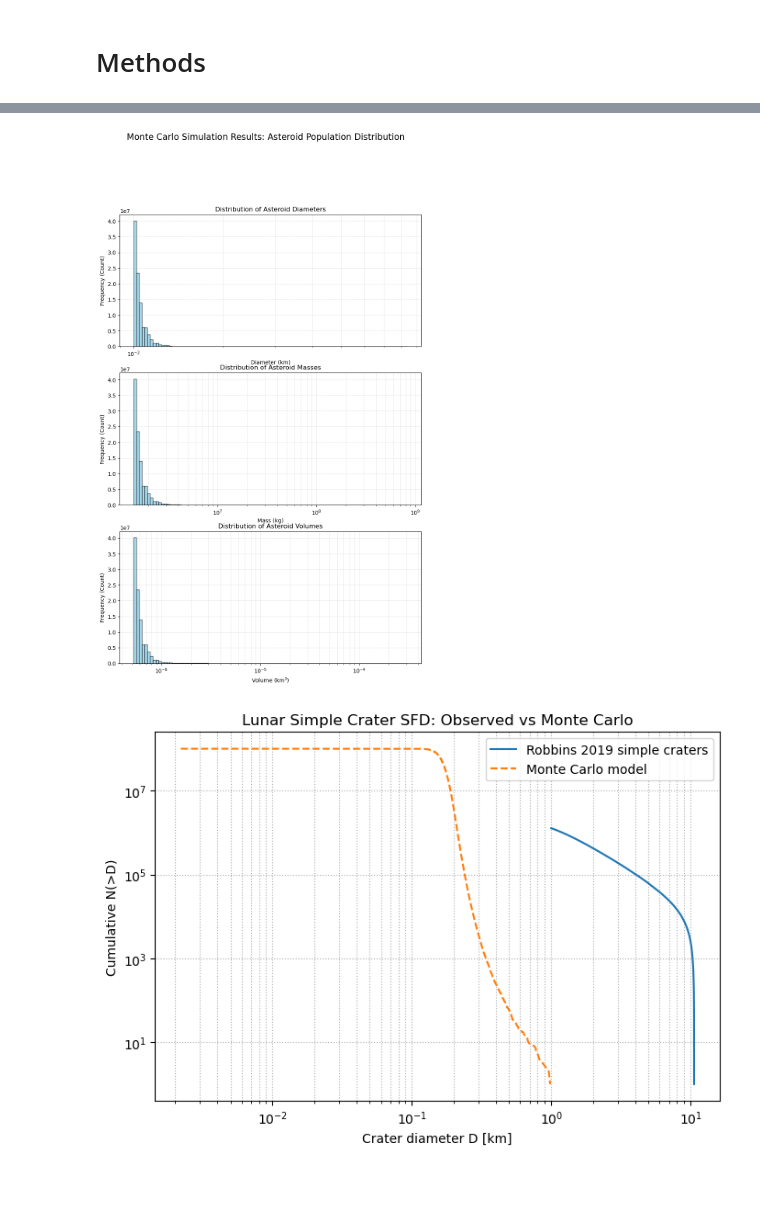
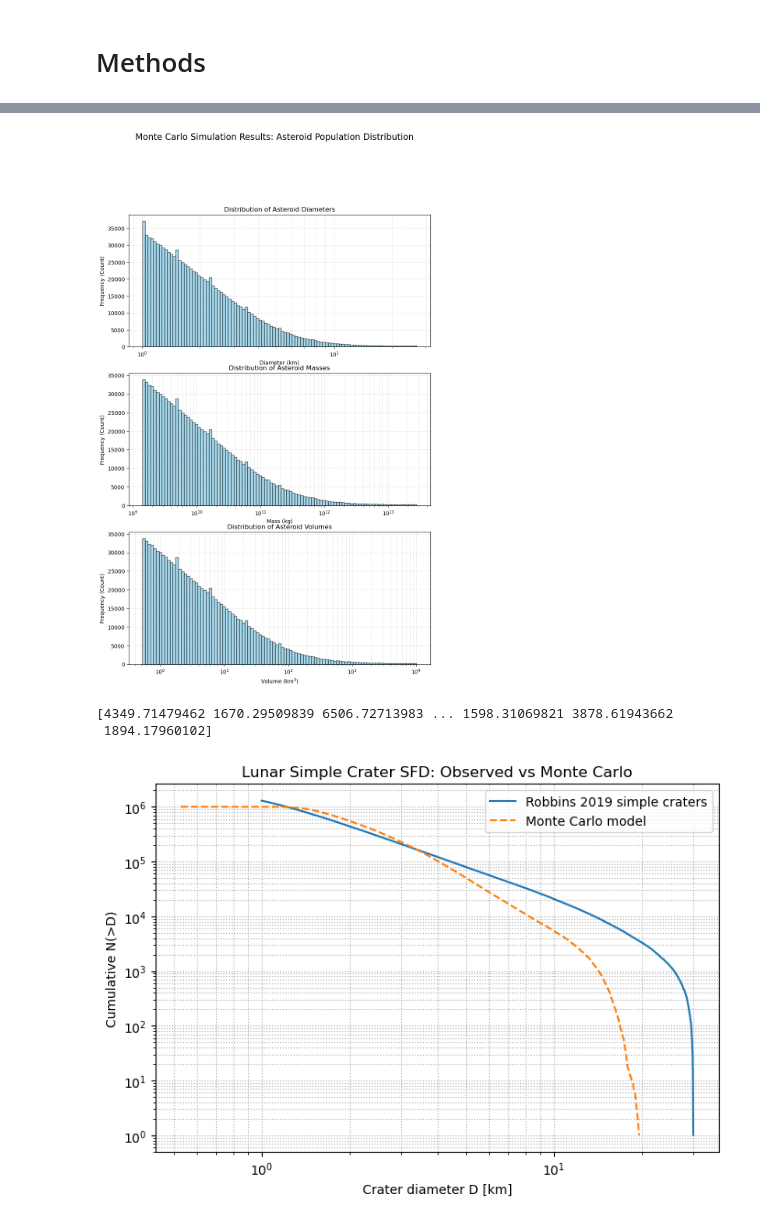
Before and after one commit to CapeGenius/Astrostats-Final, a Jupyter notebook: draft.ipynb, the cells around one changed output, grey strips where cells are left out. Saved outputs shown, nothing was run; the diff lists cells and outputs as text; code cells hidden in the pictures; blank space fills up the shorter version.

Commit message:
updated the monte carlo simulation calculations based on established crater scaling law

```diff
--- a/draft.ipynb
+++ b/draft.ipynb
@@ -10,6 +10,10 @@ import numpy as np
 from random import choices
 from matplotlib import pyplot as plt
 import pandas as pd
+import math
+
+RUNS = 100
+POPULATION_SIZE = 10000
 
 def r_plot_prediction(diameter_list, coefficient_list):
     asteroid_count_list = []
@@ -36,7 +40,7 @@ def calculate_volume(simulated_asteroid_diameters_list):
     return volume_list
 
 def calculate_mass(volume_list):
-    density = 2.7e9  # in kg/km^3
+    density = 2.7e9  # kg/km^3
     mass_list = []
     for volume in volume_list:
         mass = density * volume
@@ -258,9 +271,9 @@ import matplotlib.pyplot as plt
 
 # create initial lists
 bin_count = 1000
-min_diameter = 0.01
-max_diameeter = 27
-diameter_list = np.logspace(np.log10(min_diameter), np.log10(max_diameeter), num=bin_count )
+min_diameter = 1
+max_diameter = 27
+diameter_list = np.logspace(np.log10(min_diameter), np.log10(max_diameter), num=bin_count )
 coefficient_list = [0,1.375, 0.1272, -1.2821, -0.3075, 0.4148, 0.1911, -0.04261, -3.1802e-3, 2.799e-3, 6.892e-4, 2.614e-6, -1.416e-6, -1.191e-6]
 
 # get the list of relative plots
@@ -332,5 +331,5 @@ plt.hist(simulated_asteroid_masses, bins=10000, edgecolor='k', color='orange', a
 # %%
-total_mass_list, total_diameter_list, total_volume_list = monte_carlo_simulation(diameter_list, normalized_asteroid_count_list, runs = 100, k = 1000000)
+total_mass_list, total_diameter_list, total_volume_list = monte_carlo_simulation(diameter_list, normalized_asteroid_count_list, runs = RUNS, k = POPULATION_SIZE)
 # %%
 total_diameter_list = np.array(total_diameter_list)
 total_mass_list = np.array(total_mass_list)
@@ -363,18 +362,20 @@ create_log_histogram(
     axes[2]
 )
 # %% [output]
-[figure, old version]
+[figure, new version]
 # %%
 catalog = load_crater_catalog("lunar_crater_database_robbins_2018.csv")
 simple_catalog = get_simple_craters(catalog)
-results = monte_carlo_crater_population(n_runs=N_MONTE_CARLO,simple_craters=simple_catalog, mass_population = np.concatenate(total_mass_list, axis=0), random_state=42,)
+results = monte_carlo_crater_population(n_runs=N_MONTE_CARLO, mass_population = np.concatenate(total_mass_list, axis=0), random_state=42,)
 D_obs_m = simple_catalog["D_final_m"].to_numpy()
 D_sim_m = results["crater_diameters_m"]
 plot_sfd_overlay(D_obs_m, D_sim_m)
 # print("First 10 simulated crater diameters [m]:")
 # print(D_sim_m[:10])
 # %% [output]
+[4349.71479462 1670.29509839 6506.72713983 ... 1598.31069821 3878.61943662
+ 1894.17960102]
-[figure, old version]
+[figure, new version]
 # %%
 len(np.concatenate(total_mass_list, axis=0))
 10000000
```
Also changed, not shown: parts of 6 cells of this notebook.
